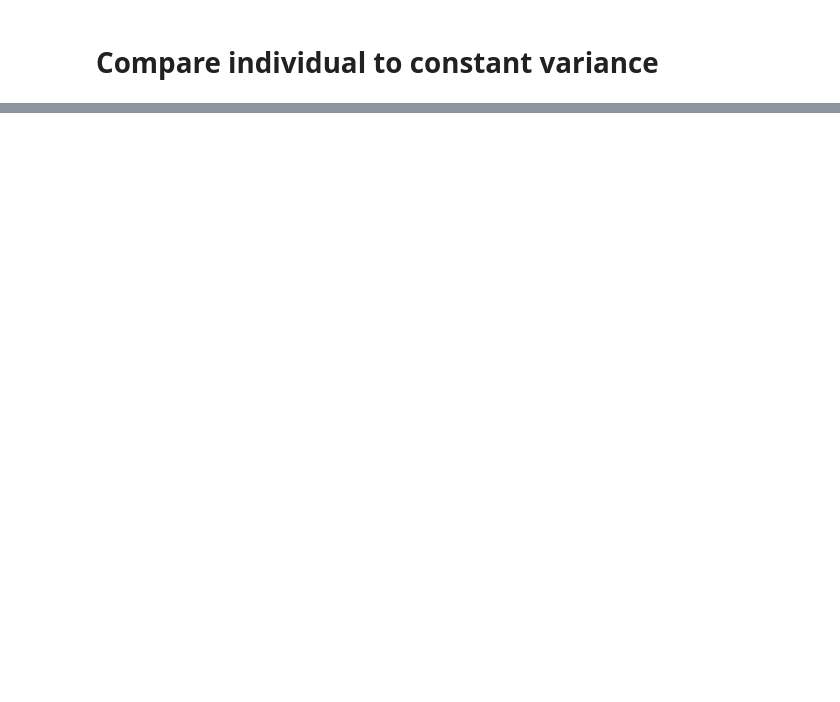
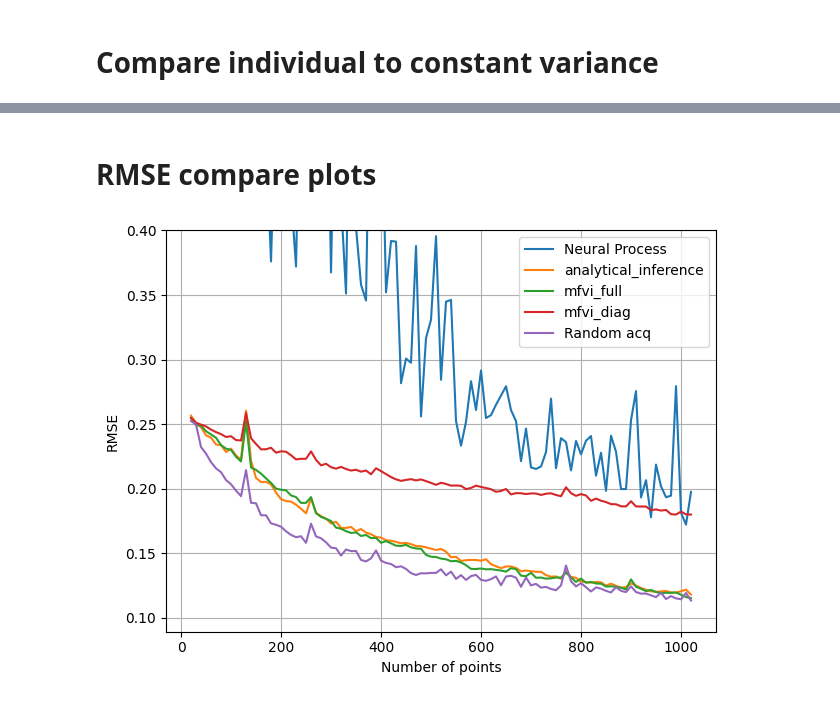
Before and after one commit to Zelos1/UDL_Repo, a Jupyter notebook: VI_Torch.ipynb, the cells around one changed output, grey strips where cells are left out. Drawn from its saved outputs; the diff is of its cells as text; code cells hidden in the pictures; blank space fills up the shorter version.

```diff
--- a/VI_Torch.ipynb
+++ b/VI_Torch.ipynb
@@ -751,0 +815,20 @@ plt.savefig("./vi_individual_acq_plot.svg")
+# %% [markdown]
+# RMSE compare plots
+# %%
+res_np = np.load('./vi_results/np_results.npy')
+steps = list(range(20, 20 + acquired_points * acquisition_times + 1, acquired_points))
+plt.plot(steps, res_np, label="Neural Process")
+for key in vi_acq_functions:
+  res = np.load(f"./{str(key)}_local.npy")
+  plt.plot(steps, res, label=key)
+res_rand = np.load("./results/random_rmse.npy")
+plt.plot(steps, res_rand, label="Random acq")
+plt.xlabel("Number of points")
+plt.ylabel("RMSE")
+plt.ylim(top=0.4)
+plt.grid()
+plt.tight_layout()
+plt.legend()
+plt.savefig("./vi_results/all_rmse_plots.svg")
+# %% [output]
+[figure, added]
```
Also changed, not shown: parts of 17 cells of this notebook, 4 other files.
